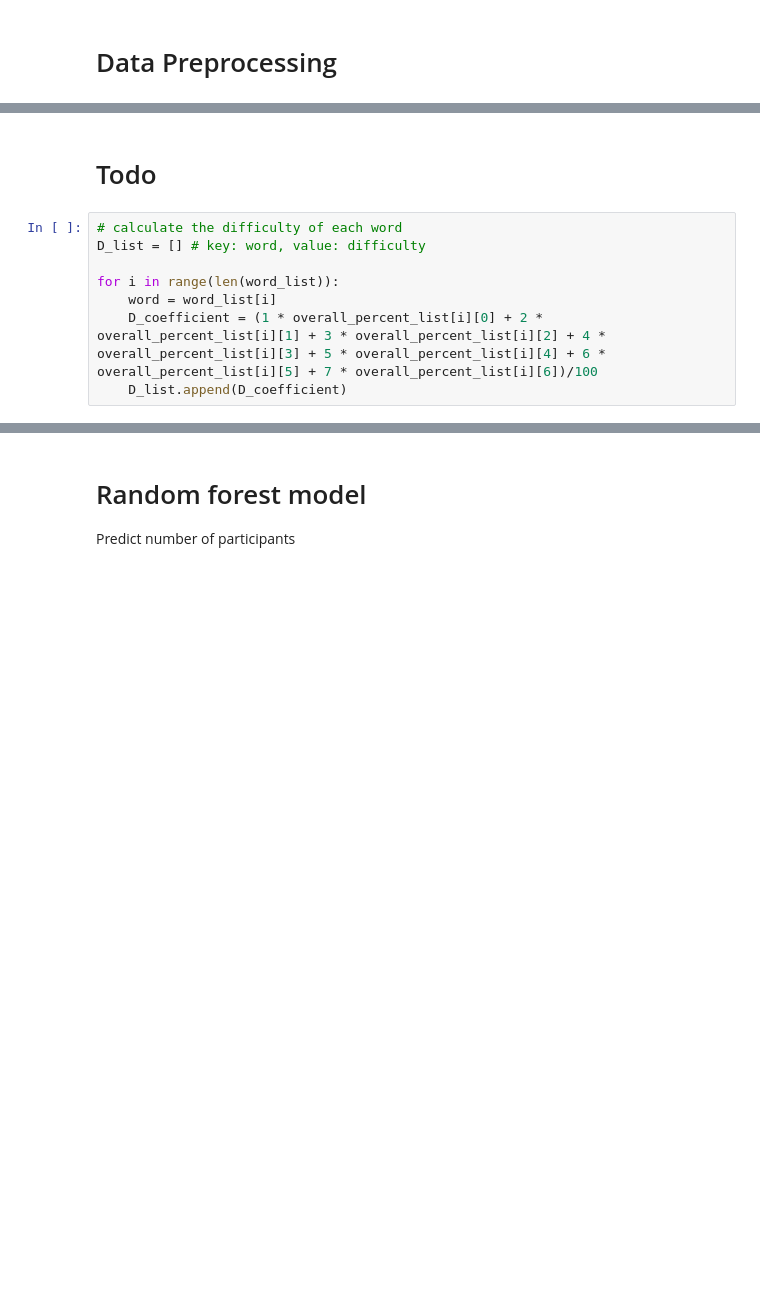
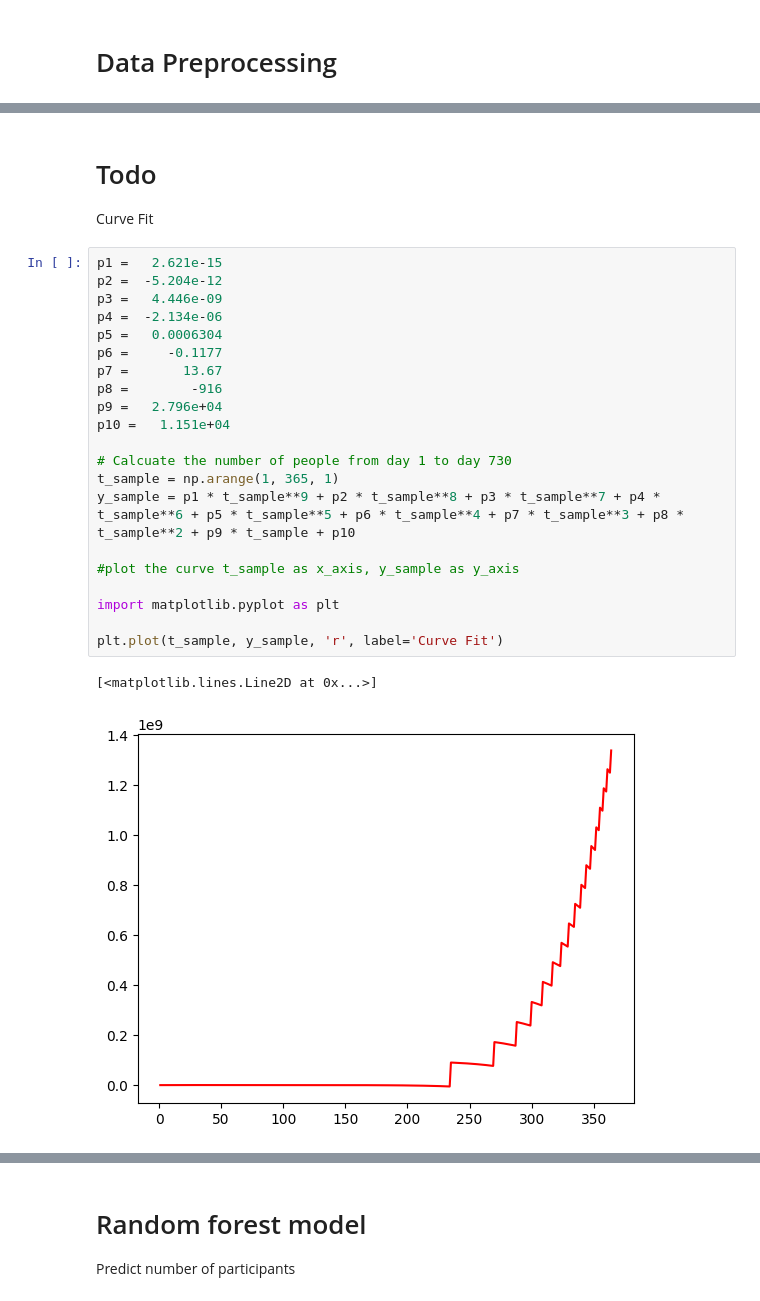
Before and after one commit to Qervas/mcm, a Jupyter notebook: data_preprocess.ipynb, the cells around one changed output, grey strips where cells are left out. Saved outputs shown, nothing was run; the diff lists cells and outputs as text; blank space fills up the shorter version.

```diff
--- a/data_preprocess.ipynb
+++ b/data_preprocess.ipynb
@@ -147,10 +160,27 @@ plt.show()
 # %% [markdown]
 # Todo
+Curve Fit
-# %%
-# calculate the difficulty of each word
-D_list = [] # key: word, value: difficulty
-
-for i in range(len(word_list)):
-	word = word_list[i]
-	D_coefficient = (1 * overall_percent_list[i][0] + 2 * overall_percent_list[i][1] + 3 * overall_percent_list[i][2] + 4 * overall_percent_list[i][3] + 5 * overall_percent_list[i][4] + 6 * overall_percent_list[i][5] + 7 * overall_percent_list[i][6])/100
-	D_list.append(D_coefficient)
+# %%
+p1 =   2.621e-15
+p2 =  -5.204e-12
+p3 =   4.446e-09
+p4 =  -2.134e-06
+p5 =   0.0006304
+p6 =     -0.1177
+p7 =       13.67
+p8 =        -916
+p9 =   2.796e+04
+p10 =   1.151e+04
+
+# Calcuate the number of people from day 1 to day 730
+t_sample = np.arange(1, 365, 1)
+y_sample = p1 * t_sample**9 + p2 * t_sample**8 + p3 * t_sample**7 + p4 * t_sample**6 + p5 * t_sample**5 + p6 * t_sample**4 + p7 * t_sample**3 + p8 * t_sample**2 + p9 * t_sample + p10
+
+#plot the curve t_sample as x_axis, y_sample as y_axis
+
+import matplotlib.pyplot as plt
+
+plt.plot(t_sample, y_sample, 'r', label='Curve Fit')
+# %% [output]
+[<matplotlib.lines.Line2D at 0x...>]
+[figure, added]
```
Also changed, not shown: parts of 8 cells of this notebook.
